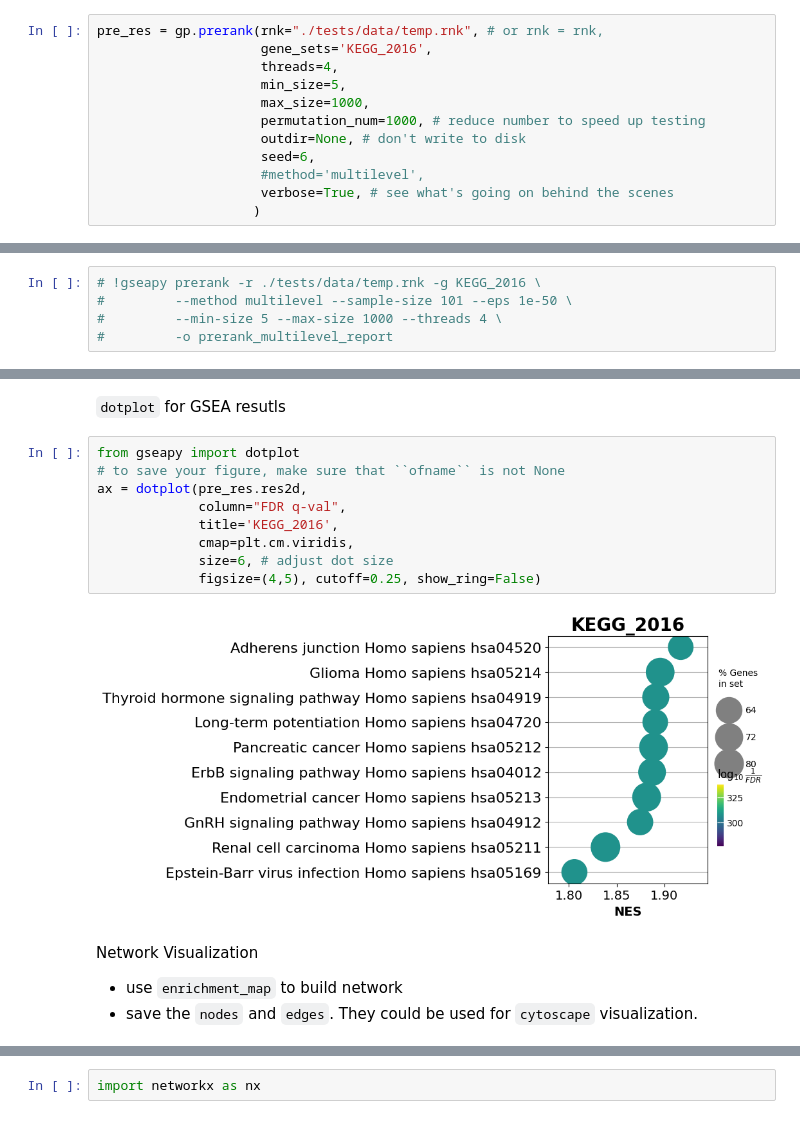
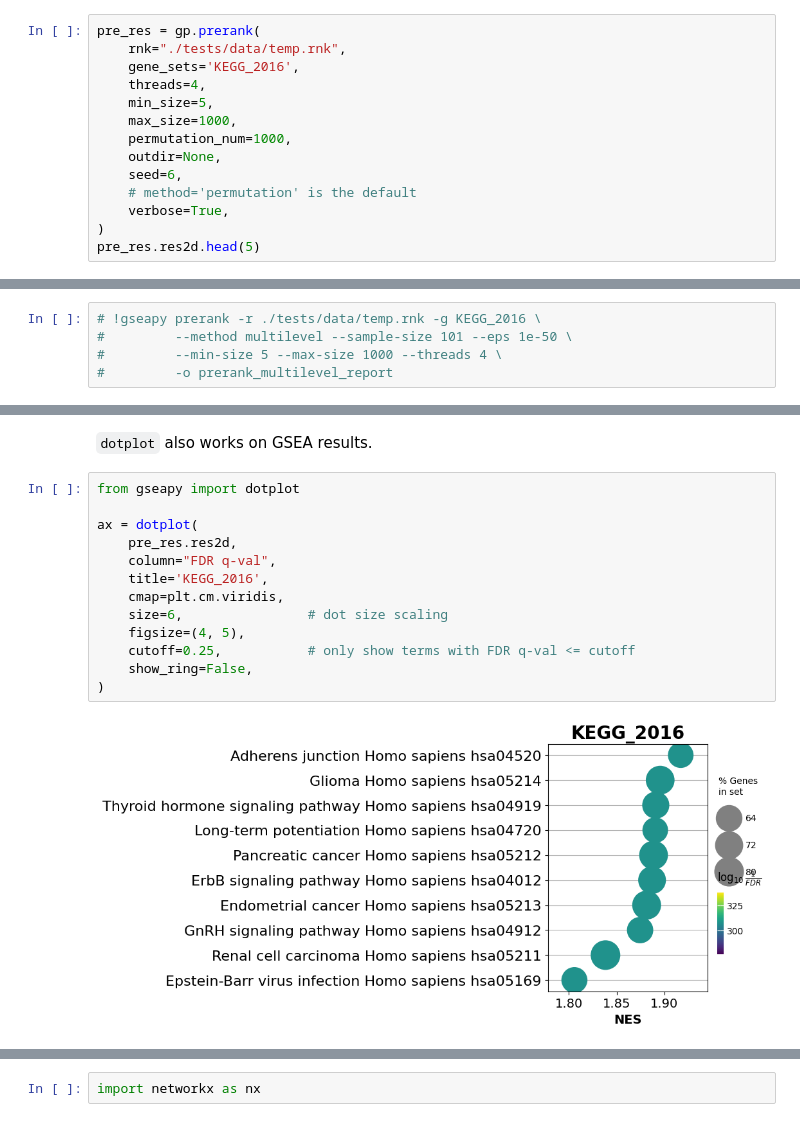
Before and after one commit to zqfang/GSEApy, a Jupyter notebook: docs/gseapy_example.ipynb, the cells around one changed output, grey strips where cells are left out. Drawn from its saved outputs; the diff is of its cells as text.

```diff
--- a/docs/gseapy_example.ipynb
+++ b/docs/gseapy_example.ipynb
@@ -461,13 +510,15 @@ pre_res2.res2d.head(5)
 # %%
-pre_res = gp.prerank(rnk="./tests/data/temp.rnk", # or rnk = rnk,
-                     gene_sets='KEGG_2016',
-                     threads=4,
-                     min_size=5,
-                     max_size=1000,
-                     permutation_num=1000, # reduce number to speed up testing
-                     outdir=None, # don't write to disk
-                     seed=6,
-                     #method='multilevel',
-                     verbose=True, # see what's going on behind the scenes
-                    )
+pre_res = gp.prerank(
+    rnk="./tests/data/temp.rnk",
+    gene_sets='KEGG_2016',
+    threads=4,
+    min_size=5,
+    max_size=1000,
+    permutation_num=1000,
+    outdir=None,
+    seed=6,
+    # method='permutation' is the default
+    verbose=True,
+)
+pre_res.res2d.head(5)
 # %% [output]
@@ -626,20 +674,19 @@ axs = pre_res.plot(terms=terms[1:5],
 # %% [output]
 [figure]
 # %% [markdown]
-`dotplot` for GSEA resutls
+`dotplot` also works on GSEA results.
 # %%
 from gseapy import dotplot
-# to save your figure, make sure that ``ofname`` is not None
-ax = dotplot(pre_res.res2d,
-             column="FDR q-val",
-             title='KEGG_2016',
-             cmap=plt.cm.viridis,
-             size=6, # adjust dot size
-             figsize=(4,5), cutoff=0.25, show_ring=False)
+
+ax = dotplot(
+    pre_res.res2d,
+    column="FDR q-val",
+    title='KEGG_2016',
+    cmap=plt.cm.viridis,
+    size=6,                # dot size scaling
+    figsize=(4, 5),
+    cutoff=0.25,           # only show terms with FDR q-val <= cutoff
+    show_ring=False,
+)
 # %% [output]
-[figure, old version]
+[figure, new version]
-# %% [markdown]
-Network Visualization
-
-- use `enrichment_map` to build network
-- save the `nodes` and `edges`. They could be used for `cytoscape` visualization.
```
Also changed, not shown: parts of 170 cells of this notebook.
